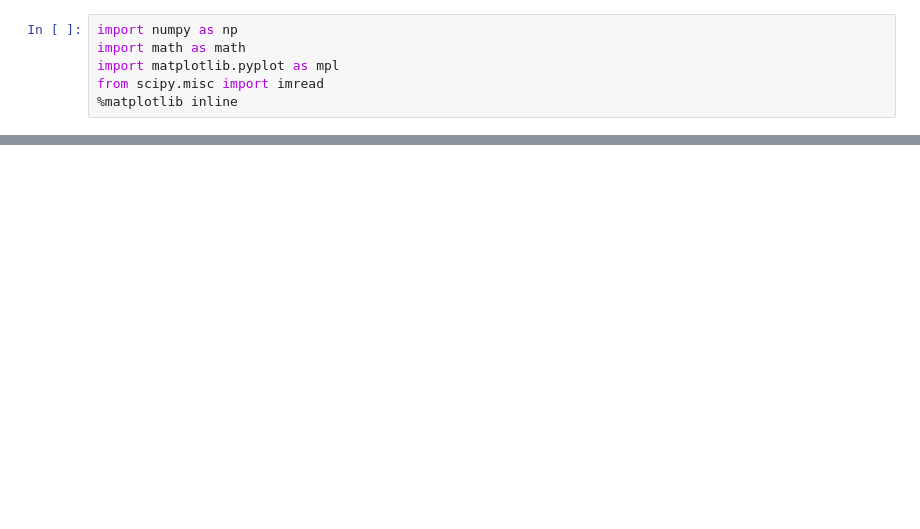
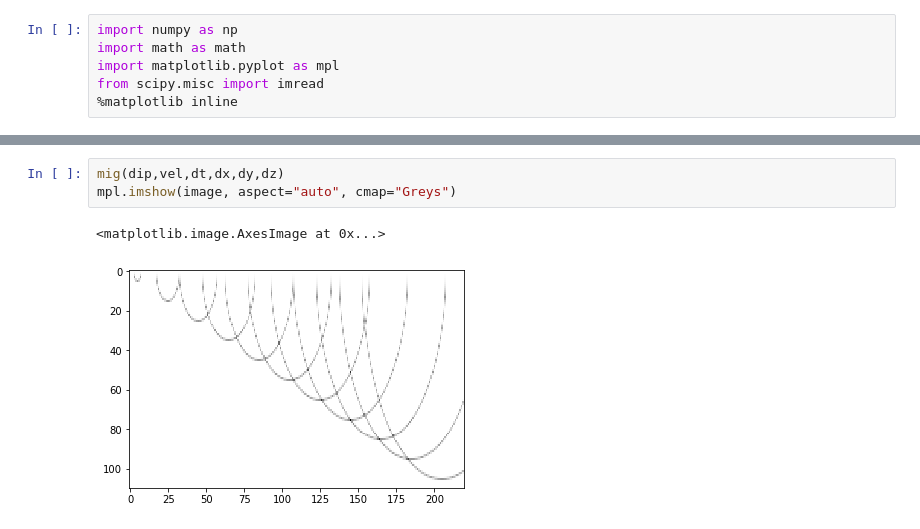
Before and after one commit to deckerla/ww-Hou17, a Jupyter notebook: Kirchhoff2.ipynb, the cells around one changed output, grey strips where cells are left out. Saved outputs shown, nothing was run; the diff lists cells and outputs as text; blank space fills up the shorter version.

```diff
--- a/Kirchhoff2.ipynb
+++ b/Kirchhoff2.ipynb
@@ -152 +177,7 @@ mpl.imshow(image, aspect="auto", cmap="Greys")
+# %%
+mig(dip,vel,dt,dx,dy,dz)
+mpl.imshow(image, aspect="auto", cmap="Greys")
+# %% [output]
+<matplotlib.image.AxesImage at 0x...>
+[figure, added]
 # %%
```
Also changed, not shown: parts of 8 cells of this notebook, 1 other file.
